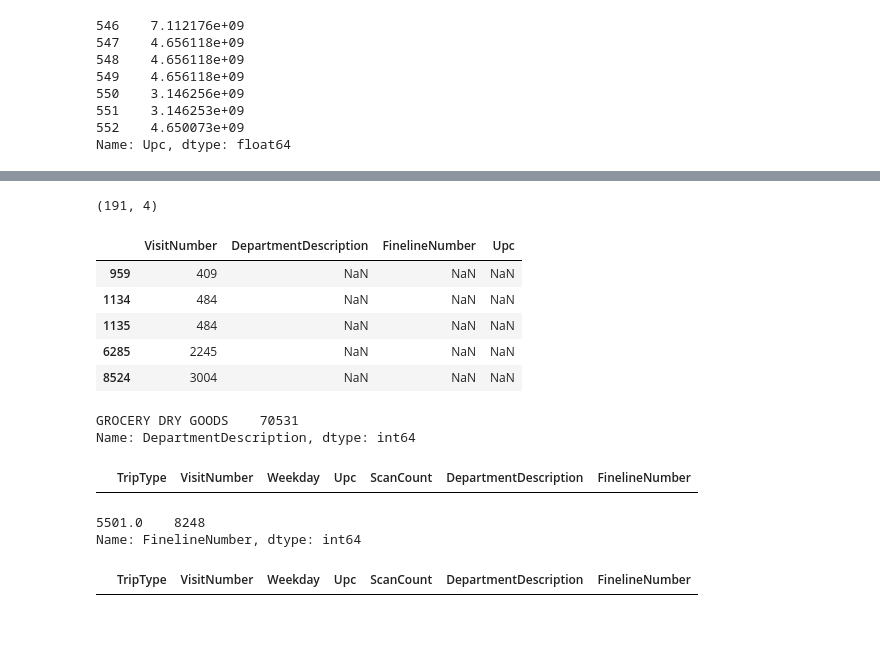
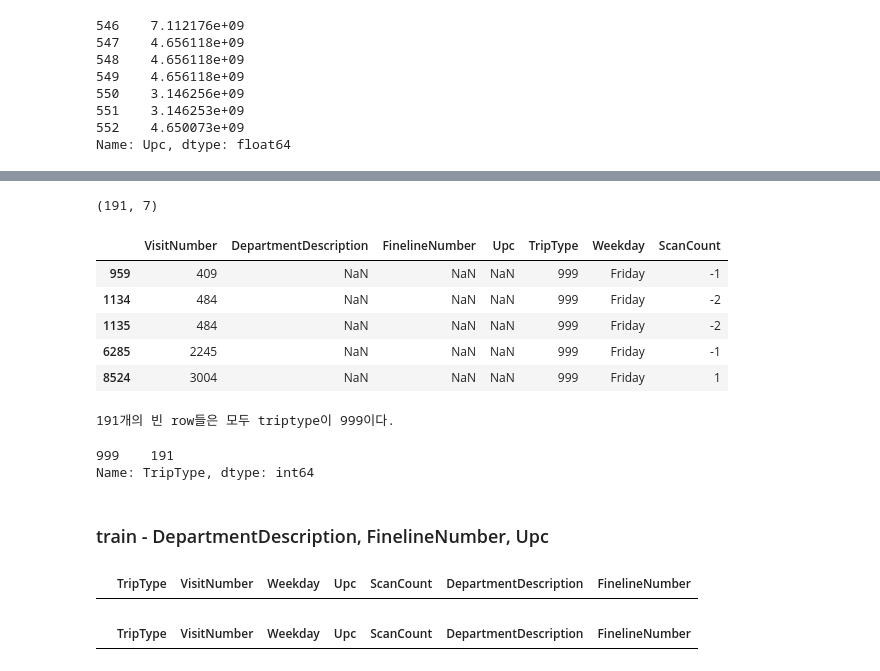
Before and after one commit to daesookimds/Kaggle, a Jupyter notebook: Walmart_TripType_Classification/Walmart_Preprocessing.ipynb, the cells around one changed output, grey strips where cells are left out. Cells and saved outputs as stored; diff of their text form; code cells hidden in the pictures; blank space fills up the shorter version.

```diff
--- a/Walmart_TripType_Classification/Walmart_Preprocessing.ipynb
+++ b/Walmart_TripType_Classification/Walmart_Preprocessing.ipynb
@@ -141,0 +187,13 @@ Name: FinelineNumber, dtype: float64
+# %%
+Pharmacy_idx = test[test["DepartmentDescription"]=='PHARMACY RX'].index
+number_idx = np.arange(2784)
+idx_box = zip(number_idx, Pharmacy_idx)
+
+
+for idx, Pha_idx in tqdm(idx_box):
+    if idx % 2 == 0:
+        test.loc[Pha_idx, "FinelineNumber"] = 4822.0
+    else:
+        test.loc[Pha_idx, "FinelineNumber"] = 5615.0
+
+test[test["DepartmentDescription"] == 'PHARMACY RX'][["DepartmentDescription", "FinelineNumber"]].head()
@@ -141,0 +217,6 @@ Name: FinelineNumber, dtype: float64
+# %%
+FN_VN_list_t = test[test["FinelineNumber"].isna()]["VisitNumber"].unique()
+# %%
+for loc in tqdm(FN_VN_list_t): # if: 특정 VisitNumber 따른 FinelineNumber 값이 모두 비어있는 경우 제외
+    if len(test[test["VisitNumber"] == loc]["FinelineNumber"].value_counts().index) != 0:
+        test.loc[(test["VisitNumber"] == loc)&(test["FinelineNumber"].isna()), "FinelineNumber"] = test[test["VisitNumber"] == loc]["FinelineNumber"].value_counts().index[0]
@@ -157,7 +249,7 @@ Name: Upc, dtype: float64
 # %%
 Upc_VN_list = train[train["Upc"].isna()]["VisitNumber"].unique()
 # %%
-for loc in Upc_VN_list: # if: 특정 VisitNumber 따른 Upc 값이 모두 비어있는 경우 제외
+for loc in tqdm(Upc_VN_list): # if: 특정 VisitNumber 따른 Upc 값이 모두 비어있는 경우 제외
     if len(train[train["VisitNumber"] == loc]["Upc"].value_counts().index) != 0:
         train.loc[(train["VisitNumber"] == loc)&(train["Upc"].isna()), "Upc"] = train[train["VisitNumber"] == loc]["Upc"].value_counts().index[0]
 # %%
@@ -179,19 +302,23 @@ Name: Upc, dtype: float64
 # %%
-empty_df = train[(train["DepartmentDescription"].isna())&(train["DepartmentDescription"].isna())&(train["DepartmentDescription"].isna())][["VisitNumber", "DepartmentDescription", "FinelineNumber", "Upc"]]
+empty_df = train[(train["DepartmentDescription"].isna())&(train["DepartmentDescription"].isna())&(train["DepartmentDescription"].isna())][["VisitNumber", "DepartmentDescription", "FinelineNumber", "Upc", "TripType", "Weekday", "ScanCount"]]
 
 print(empty_df.shape)
 empty_df.head()
 # %% [output]
-(191, 4)
+(191, 7)
-|  | VisitNumber | DepartmentDescription | FinelineNumber | Upc |
-| 959 | 409 | NaN | NaN | NaN |
-| 1134 | 484 | NaN | NaN | NaN |
-| 1135 | 484 | NaN | NaN | NaN |
-| 6285 | 2245 | NaN | NaN | NaN |
-| 8524 | 3004 | NaN | NaN | NaN |
+|  | VisitNumber | DepartmentDescription | FinelineNumber | Upc | TripType | Weekday | ScanCount |
+| 959 | 409 | NaN | NaN | NaN | 999 | Friday | -1 |
+| 1134 | 484 | NaN | NaN | NaN | 999 | Friday | -2 |
+| 1135 | 484 | NaN | NaN | NaN | 999 | Friday | -2 |
+| 6285 | 2245 | NaN | NaN | NaN | 999 | Friday | -1 |
+| 8524 | 3004 | NaN | NaN | NaN | 999 | Friday | 1 |
-# %%
-train["DepartmentDescription"].value_counts().head(1)
-# %% [output]
-GROCERY DRY GOODS    70531
-Name: DepartmentDescription, dtype: int64
+# %%
+print("191개의 빈 row들은 모두 triptype이 {}이다.".format(empty_df["TripType"].value_counts().index[0]))
+empty_df["TripType"].value_counts()
+# %% [output]
+191개의 빈 row들은 모두 triptype이 999이다.
+999    191
+Name: TripType, dtype: int64
+# %% [markdown]
+### train - DepartmentDescription, FinelineNumber, Upc
 # %%
@@ -199,9 +326,4 @@ train.loc[train["DepartmentDescription"].isna(), "DepartmentDescription"] = "GRO
 train[train["DepartmentDescription"].isna()]
 # %% [output]
 |  | TripType | VisitNumber | Weekday | Upc | ScanCount | DepartmentDescription | FinelineNumber |
-# %%
-train["FinelineNumber"].value_counts().head(1)
-# %% [output]
-5501.0    8248
-Name: FinelineNumber, dtype: int64
 # %%
```
Also changed, not shown: parts of 71 cells of this notebook, 1 other file.
